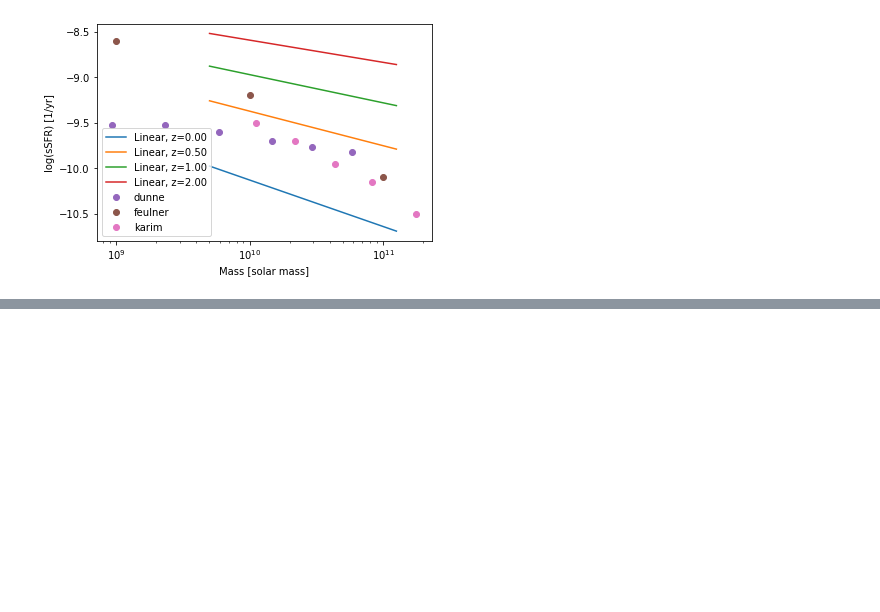
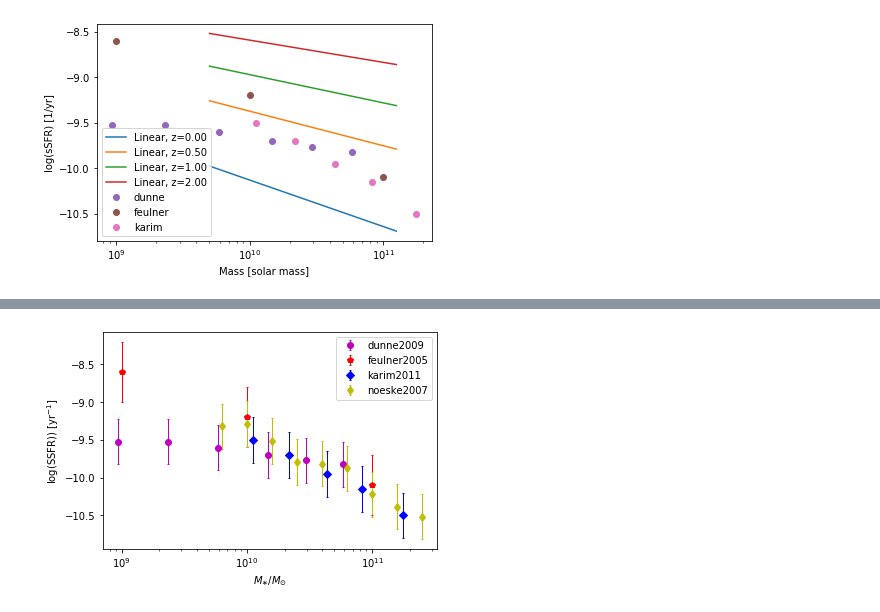
Before and after one commit to eklem1/GalaxySim, a Jupyter notebook: SFRs.ipynb, the cells around one changed output, grey strips where cells are left out. Saved outputs shown, nothing was run; the diff lists cells and outputs as text; code cells hidden in the pictures; blank space fills up the shorter version.

```diff
--- a/SFRs.ipynb
+++ b/SFRs.ipynb
@@ -269,0 +269,7 @@ pl.show()
+# %%
+# data.PlotSMF(z=0.5, round_z=0.3)
+data.PlotSSFR(z=0.5, round_z=0.2)#, source='dunne2009')
+pl.legend()
+pl.show()
+# %% [output]
+[figure, added]
```
Also changed, not shown: parts of 5 cells of this notebook, 2 other files.
